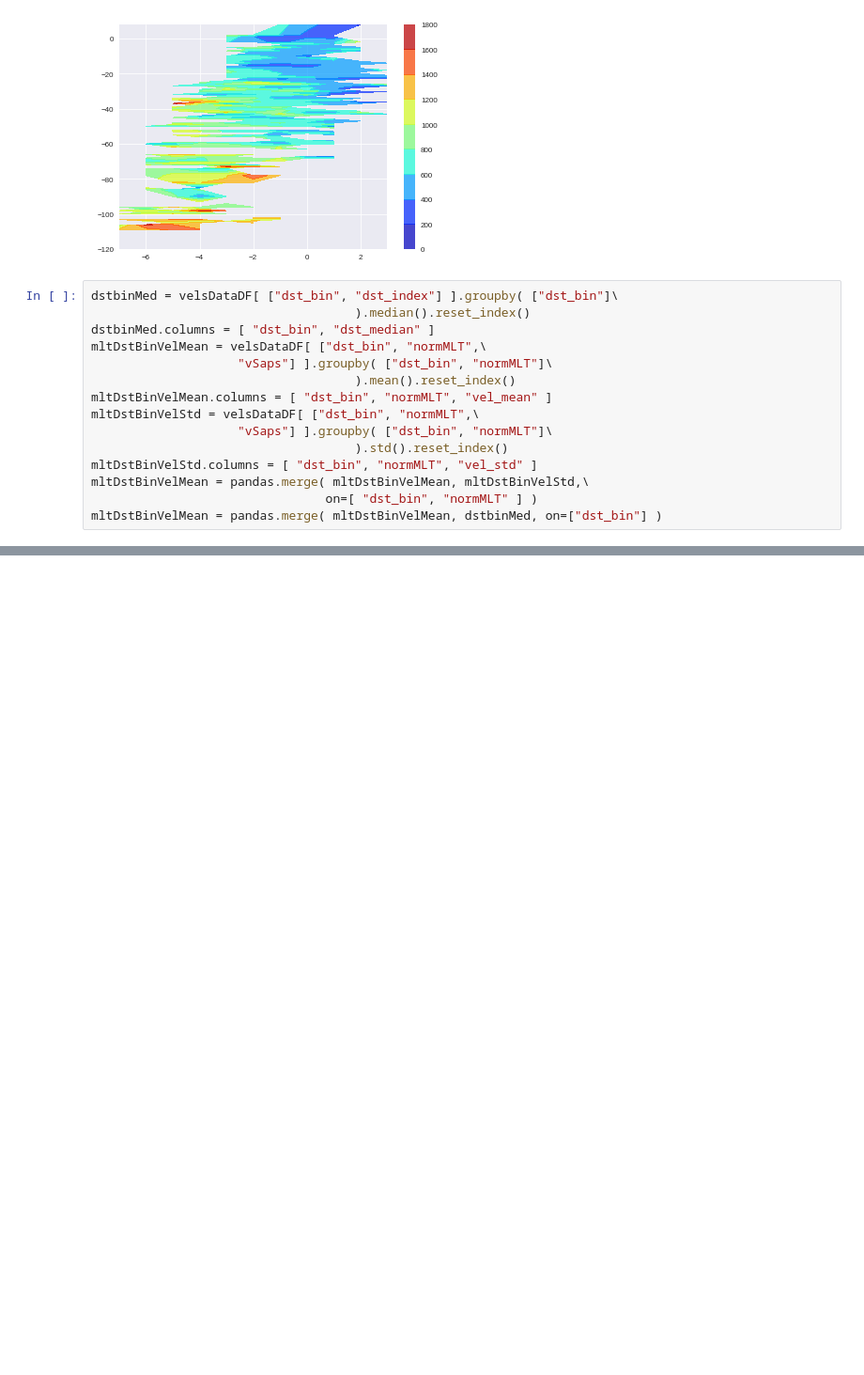
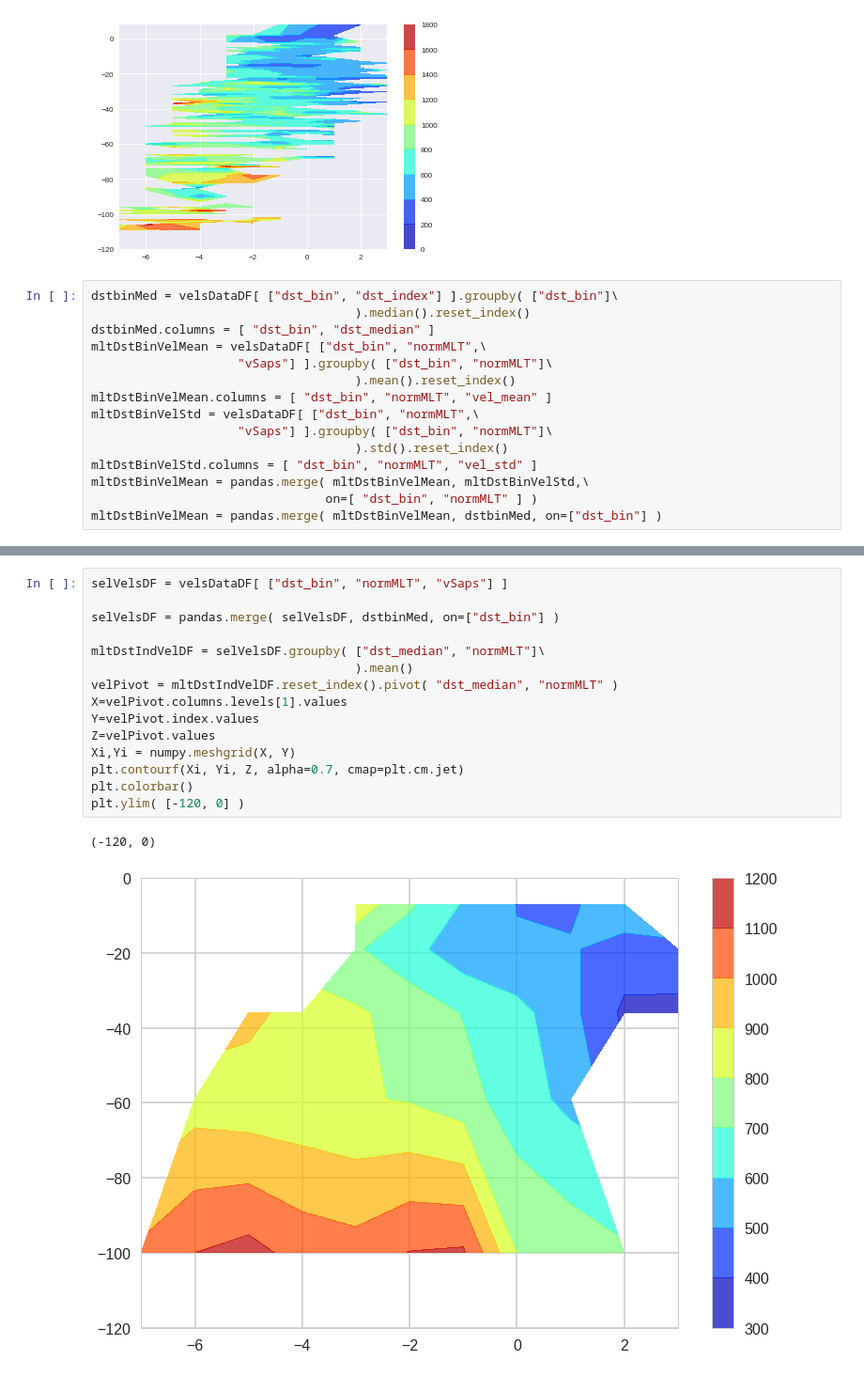
Before and after one commit to bharatreddy/indsvels, a Jupyter notebook: ipy/stats1.ipynb, the cells around one changed output, grey strips where cells are left out. Shown at 94% size. Saved outputs shown, nothing was run; the diff lists cells and outputs as text; blank space fills up the shorter version.

```diff
--- a/ipy/stats1.ipynb
+++ b/ipy/stats1.ipynb
@@ -566,0 +428,18 @@ plt.savefig("../figs/meanVelMLT-std.pdf",bbox_inches='tight')
+# %%
+selVelsDF = velsDataDF[ ["dst_bin", "normMLT", "vSaps"] ]
+
+selVelsDF = pandas.merge( selVelsDF, dstbinMed, on=["dst_bin"] )
+
+mltDstIndVelDF = selVelsDF.groupby( ["dst_median", "normMLT"]\
+                                    ).mean()
+velPivot = mltDstIndVelDF.reset_index().pivot( "dst_median", "normMLT" )
+X=velPivot.columns.levels[1].values
+Y=velPivot.index.values
+Z=velPivot.values
+Xi,Yi = numpy.meshgrid(X, Y)
+plt.contourf(Xi, Yi, Z, alpha=0.7, cmap=plt.cm.jet)
+plt.colorbar()
+plt.ylim( [-120, 0] )
+# %% [output]
+(-120, 0)
+[figure, added]
```
Also changed, not shown: parts of 1 cell of this notebook, 6 other files.
